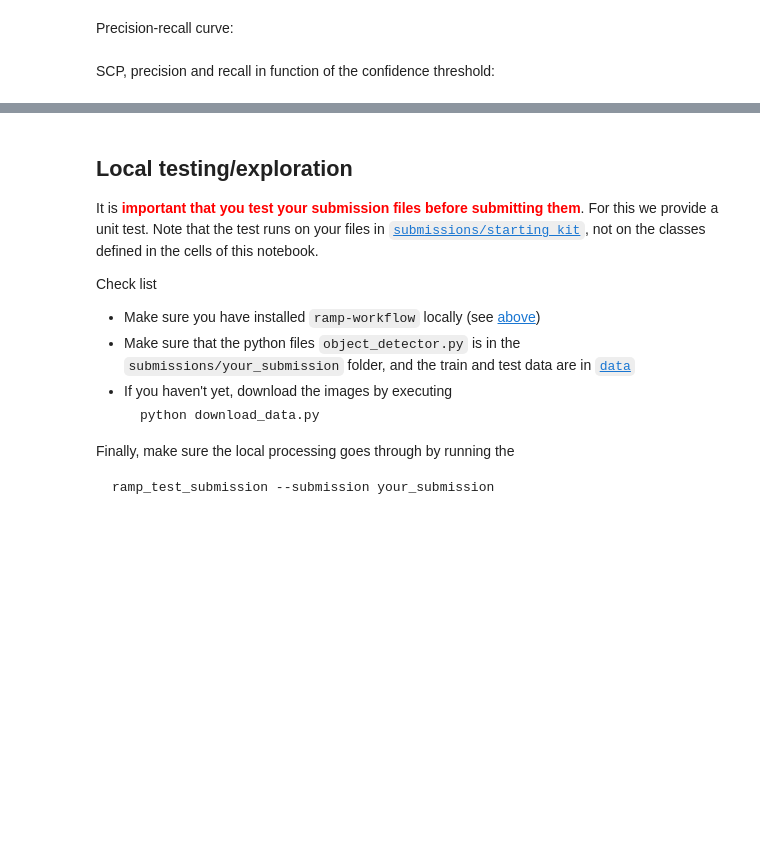
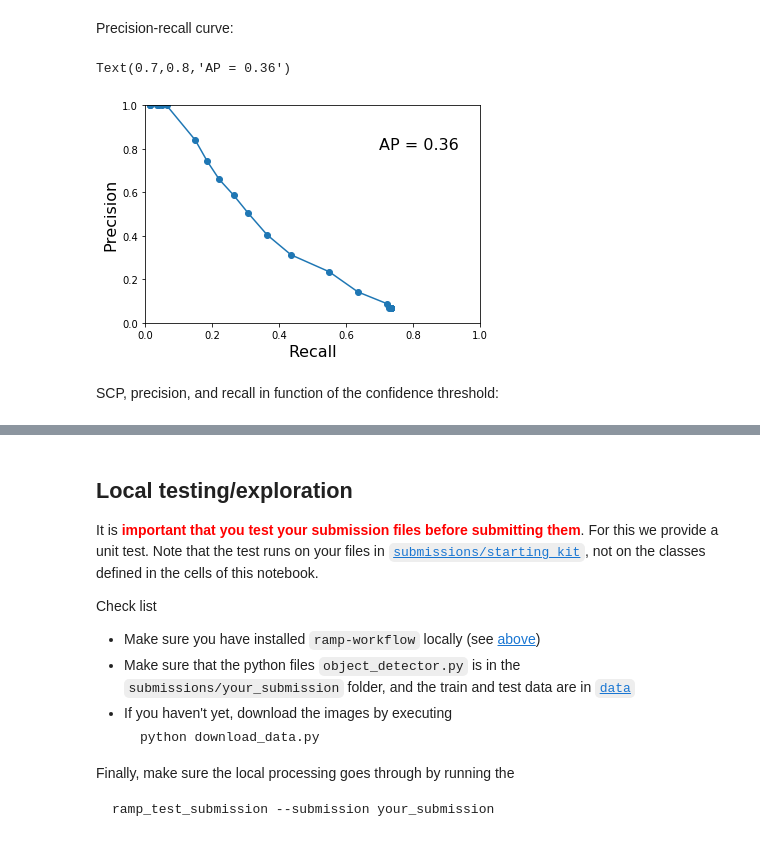
Before and after one commit to ramp-kits/mars_craters, a Jupyter notebook: mars_craters_starting_kit.ipynb, the cells around one changed output, grey strips where cells are left out. Cells and saved outputs as stored; diff of their text form; code cells hidden in the pictures; blank space fills up the shorter version.

```diff
--- a/mars_craters_starting_kit.ipynb
+++ b/mars_craters_starting_kit.ipynb
@@ -418,9 +441,12 @@ rs = []
 scps = []
 
 for conf_threshold in np.linspace(0, 1, 50):
-    ps.append(precision(y_test[:100], y_pred, conf_threshold=conf_threshold))
-    rs.append(recall(y_test[:100], y_pred, conf_threshold=conf_threshold))
-    scps.append(scp(y_test[:100], y_pred, conf_threshold=conf_threshold))
+    ps.append(precision(
+        y_test[:n_prefix], y_pred, conf_threshold=conf_threshold))
+    rs.append(recall(
+        y_test[:n_prefix], y_pred, conf_threshold=conf_threshold))
+    scps.append(scp(
+        y_test[:n_prefix], y_pred, conf_threshold=conf_threshold))
 
 ps = np.array(ps)
 rs = np.array(rs)
@@ -428,14 +454,18 @@ scps = np.array(scps)
 # %% [markdown]
 Precision-recall curve:
 # %%
+ap = average_precision(y_test[:n_prefix], y_pred)
 fig, ax = plt.subplots()
 ax.plot(rs, ps, 'o-')
 ax.set_xlabel('Recall', fontsize=16)
 ax.set_ylabel('Precision', fontsize=16)
 ax.set(xlim=(0, 1), ylim=(0, 1))
 ax.text(0.7, 0.8, 'AP = {:.2f}'.format(ap), fontsize=16)
+# %% [output]
+Text(0.7,0.8,'AP = 0.36')
+[figure, added]
 # %% [markdown]
-SCP, precision and recall in function of the confidence threshold:
+SCP, precision, and recall in function of the confidence threshold:
 # %%
 conf_thresholds = np.linspace(0, 1, 50)
 # %%
```
Also changed, not shown: parts of 18 cells of this notebook.
